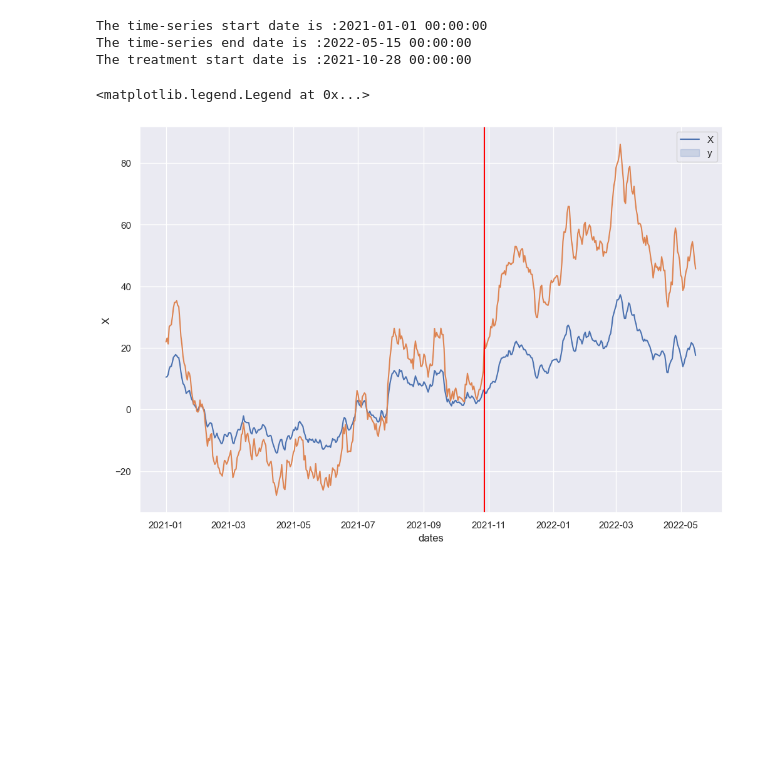
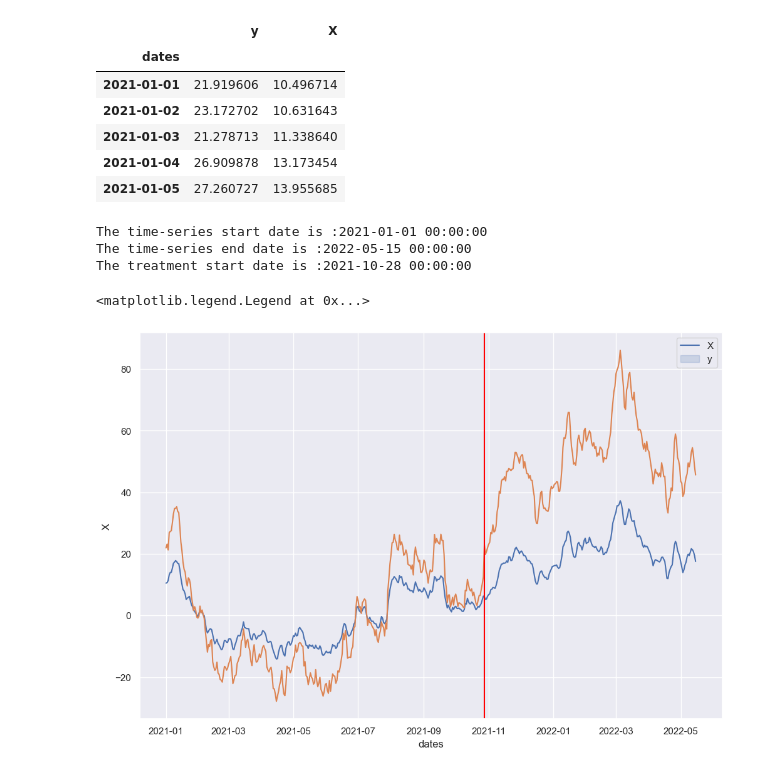
Before and after one commit to Harishu1998/causal_inference_framework, a Jupyter notebook: medium_blog.ipynb, the cells around one changed output. Drawn from its saved outputs; the diff is of its cells as text; code cells hidden in the pictures; blank space fills up the shorter version.

```diff
--- a/medium_blog.ipynb
+++ b/medium_blog.ipynb
@@ -37,17 +37,25 @@ y[300:] += 10
 # %%
 # Create dates
 dates = pd.date_range('2021-01-01', freq='D', periods=500)
 
 # Create dataframe
 df = pd.DataFrame({'dates': dates, 'y': y, 'X': X}, columns=['dates', 'y', 'X'])
 
 # Set dates as index
 df.set_index('dates', inplace=True)
 
 # Take a look at the data
 df.head()
 
-df.to_csv("medium_blog_dataset.csv")
+#df.to_csv("medium_blog_dataset.csv")
+# %% [output]
+|  | y | X |
+| dates |  |  |
+| 2021-01-01 | 21.919606 | 10.496714 |
+| 2021-01-02 | 23.172702 | 10.631643 |
+| 2021-01-03 | 21.278713 | 11.338640 |
+| 2021-01-04 | 26.909878 | 13.173454 |
+| 2021-01-05 | 27.260727 | 13.955685 |
 # %%
 # Print out the time series start date
 print(f'The time-series start date is :{df.index.min()}')
```
Also changed, not shown: parts of 2 cells of this notebook, 22 other files.
